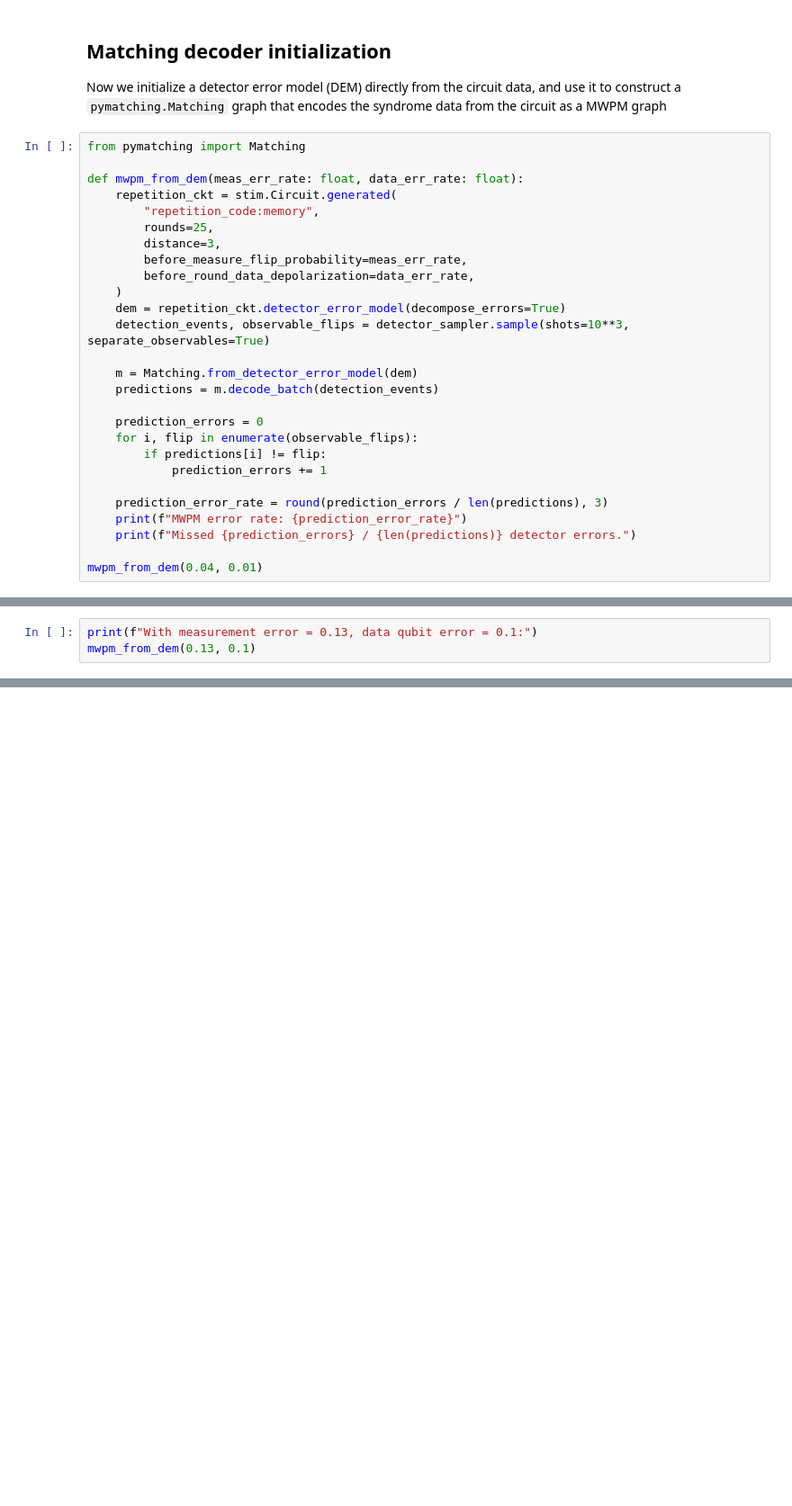
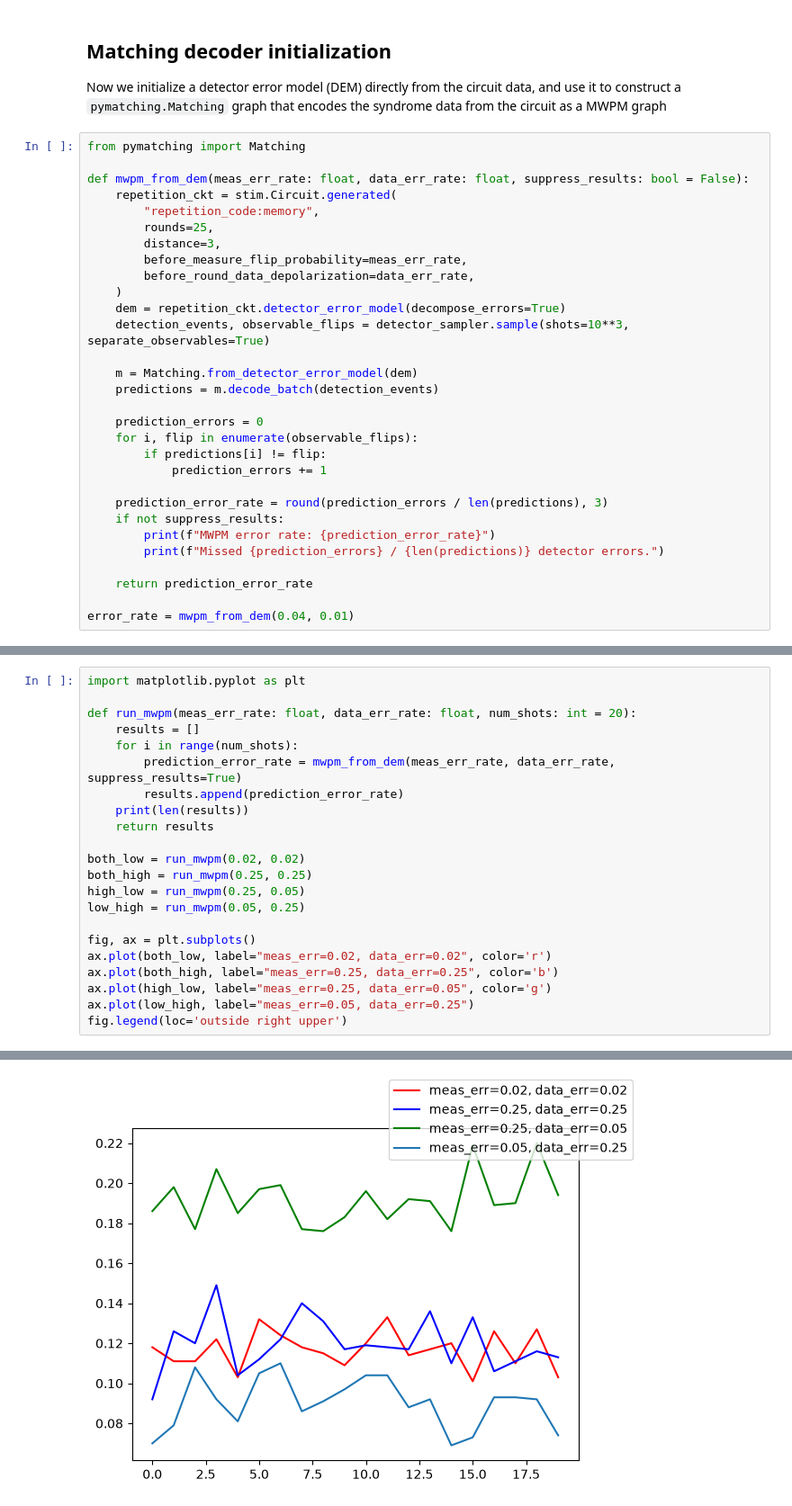
Before and after one commit to cbriice/capstone-research-assistant, a Jupyter notebook: code/mwpm.ipynb, the cells around one changed output, grey strips where cells are left out. Shown at 90% size. Drawn from its saved outputs; the diff is of its cells as text; blank space fills up the shorter version.

Commit message:
update: mwpm benchmarked for diff circuit error rates in stim

```diff
--- a/code/mwpm.ipynb
+++ b/code/mwpm.ipynb
@@ -60,7 +60,7 @@ Now we initialize a detector error model (DEM) directly from the circuit data, a
 # %%
 from pymatching import Matching
 
-def mwpm_from_dem(meas_err_rate: float, data_err_rate: float):
+def mwpm_from_dem(meas_err_rate: float, data_err_rate: float, suppress_results: bool = False):
     repetition_ckt = stim.Circuit.generated(
         "repetition_code:memory",
         rounds=25,
@@ -80,8 +80,11 @@ def mwpm_from_dem(meas_err_rate: float, data_err_rate: float):
             prediction_errors += 1
 
     prediction_error_rate = round(prediction_errors / len(predictions), 3)
-    print(f"MWPM error rate: {prediction_error_rate}")
-    print(f"Missed {prediction_errors} / {len(predictions)} detector errors.")
+    if not suppress_results:
+        print(f"MWPM error rate: {prediction_error_rate}")
+        print(f"Missed {prediction_errors} / {len(predictions)} detector errors.")
 
-mwpm_from_dem(0.04, 0.01)
+    return prediction_error_rate
+
+error_rate = mwpm_from_dem(0.04, 0.01)
 # %% [output]
@@ -92,4 +95,23 @@ We see that MWPM does pretty well with a high-fidelity circuit. Now we increase
 # %%
-print(f"With measurement error = 0.13, data qubit error = 0.1:")
-mwpm_from_dem(0.13, 0.1)
+import matplotlib.pyplot as plt
+
+def run_mwpm(meas_err_rate: float, data_err_rate: float, num_shots: int = 20):
+    results = []
+    for i in range(num_shots):
+        prediction_error_rate = mwpm_from_dem(meas_err_rate, data_err_rate, suppress_results=True)
+        results.append(prediction_error_rate)
+    print(len(results))
+    return results
+
+both_low = run_mwpm(0.02, 0.02)
+both_high = run_mwpm(0.25, 0.25)
+high_low = run_mwpm(0.25, 0.05)
+low_high = run_mwpm(0.05, 0.25)
+
+fig, ax = plt.subplots()
+ax.plot(both_low, label="meas_err=0.02, data_err=0.02", color='r')
+ax.plot(both_high, label="meas_err=0.25, data_err=0.25", color='b')
+ax.plot(high_low, label="meas_err=0.25, data_err=0.05", color='g')
+ax.plot(low_high, label="meas_err=0.05, data_err=0.25")
+fig.legend(loc='outside right upper')
 # %% [output]
@@ -98,0 +123 @@ Missed 122 / 1000 detector errors.
+[figure, added]
```
Also changed, not shown: parts of 4 cells of this notebook.
